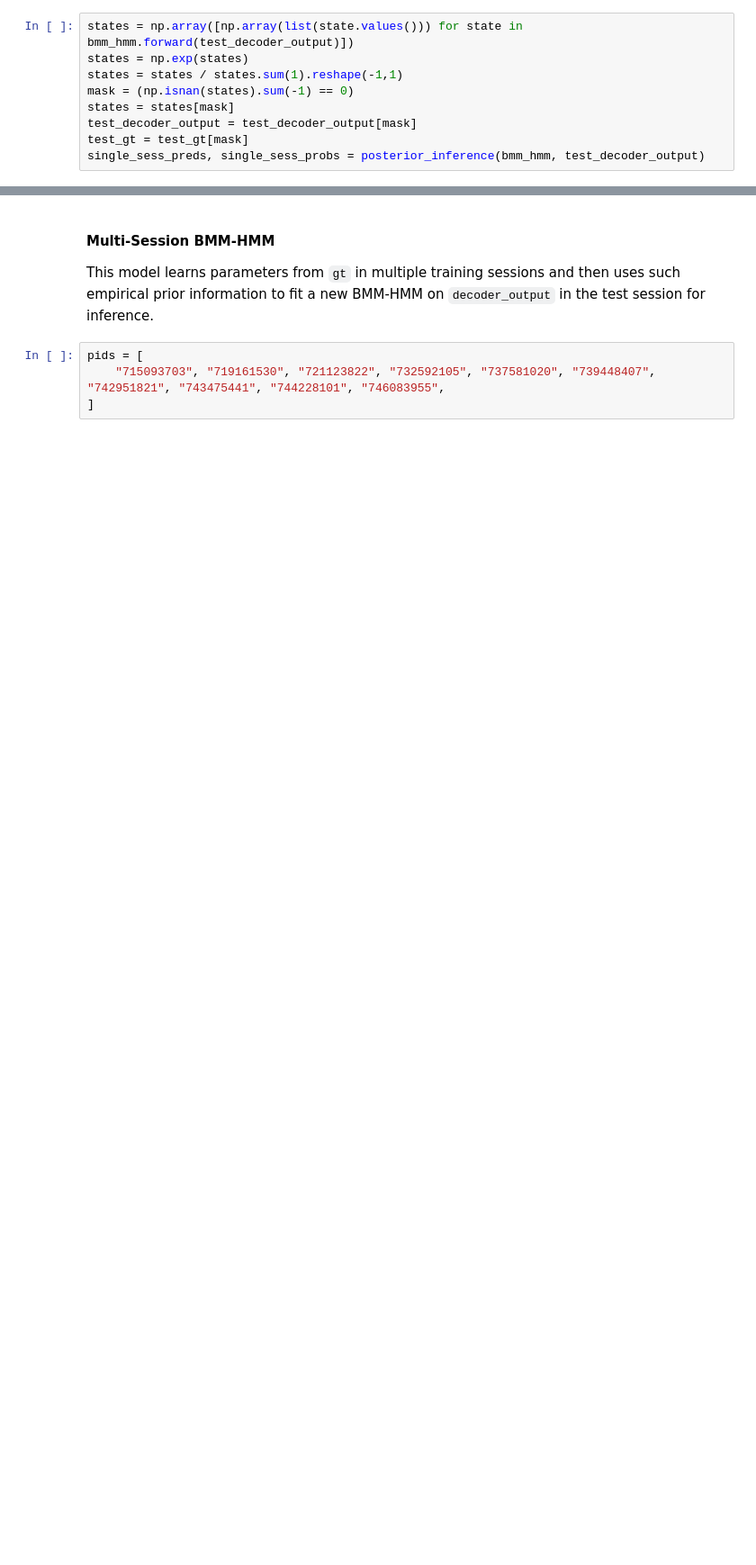
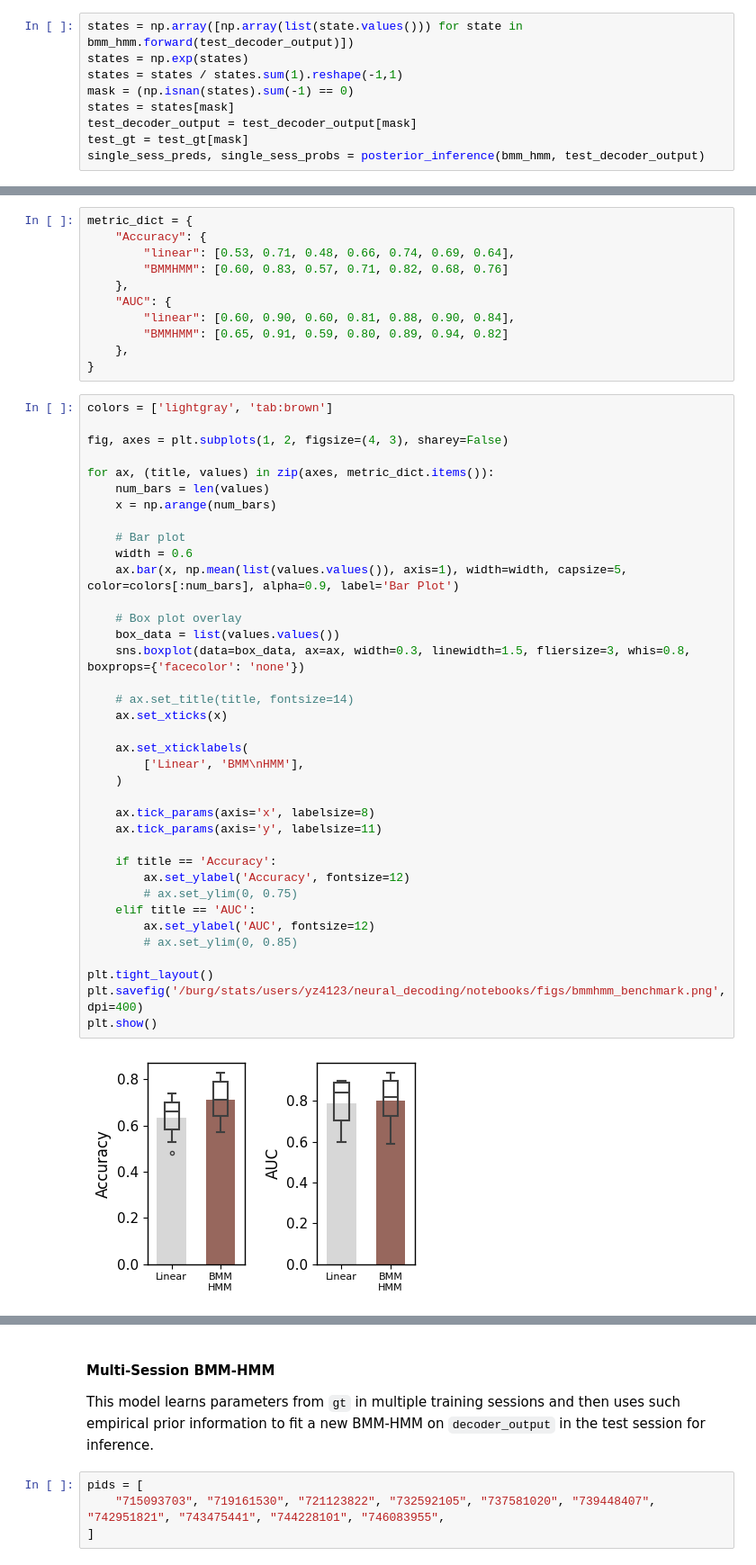
Before and after one commit to yzhang511/neural_decoding, a Jupyter notebook: notebooks/BMM-HMM-example.ipynb, the cells around one changed output, grey strips where cells are left out. Shown: that part at 90% size. Saved outputs shown, nothing was run; the diff lists cells and outputs as text; blank space fills up the shorter version.

```diff
--- a/notebooks/BMM-HMM-example.ipynb
+++ b/notebooks/BMM-HMM-example.ipynb
@@ -213,0 +259,50 @@ plt.show()
+# %%
+metric_dict = {
+    "Accuracy": {
+        "linear": [0.53, 0.71, 0.48, 0.66, 0.74, 0.69, 0.64],
+        "BMMHMM": [0.60, 0.83, 0.57, 0.71, 0.82, 0.68, 0.76]
+    },
+    "AUC": {
+        "linear": [0.60, 0.90, 0.60, 0.81, 0.88, 0.90, 0.84],
+        "BMMHMM": [0.65, 0.91, 0.59, 0.80, 0.89, 0.94, 0.82]
+    },
+}
+# %%
+colors = ['lightgray', 'tab:brown']
+
+fig, axes = plt.subplots(1, 2, figsize=(4, 3), sharey=False)
+
+for ax, (title, values) in zip(axes, metric_dict.items()):
+    num_bars = len(values)
+    x = np.arange(num_bars)
+
+    # Bar plot
+    width = 0.6
+    ax.bar(x, np.mean(list(values.values()), axis=1), width=width, capsize=5, color=colors[:num_bars], alpha=0.9, label='Bar Plot')
+
+    # Box plot overlay
+    box_data = list(values.values())
+    sns.boxplot(data=box_data, ax=ax, width=0.3, linewidth=1.5, fliersize=3, whis=0.8, boxprops={'facecolor': 'none'})
+
+    # ax.set_title(title, fontsize=14)
+    ax.set_xticks(x)
+
+    ax.set_xticklabels(
+        ['Linear', 'BMM\nHMM'],
+    )
+
+    ax.tick_params(axis='x', labelsize=8)
+    ax.tick_params(axis='y', labelsize=11)
+
+    if title == 'Accuracy':
+        ax.set_ylabel('Accuracy', fontsize=12)
+        # ax.set_ylim(0, 0.75)
+    elif title == 'AUC':
+        ax.set_ylabel('AUC', fontsize=12)
+        # ax.set_ylim(0, 0.85)
+
+plt.tight_layout()
+plt.savefig('/burg/stats/users/yz4123/neural_decoding/notebooks/figs/bmmhmm_benchmark.png', dpi=400)
+plt.show()
+# %% [output]
+[figure, added]
```
Also changed, not shown: parts of 12 cells of this notebook, 4 other files.
